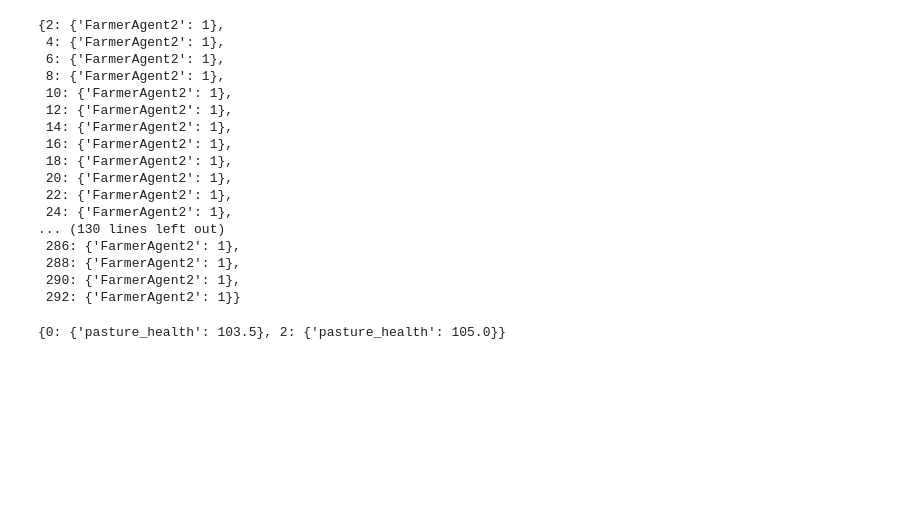
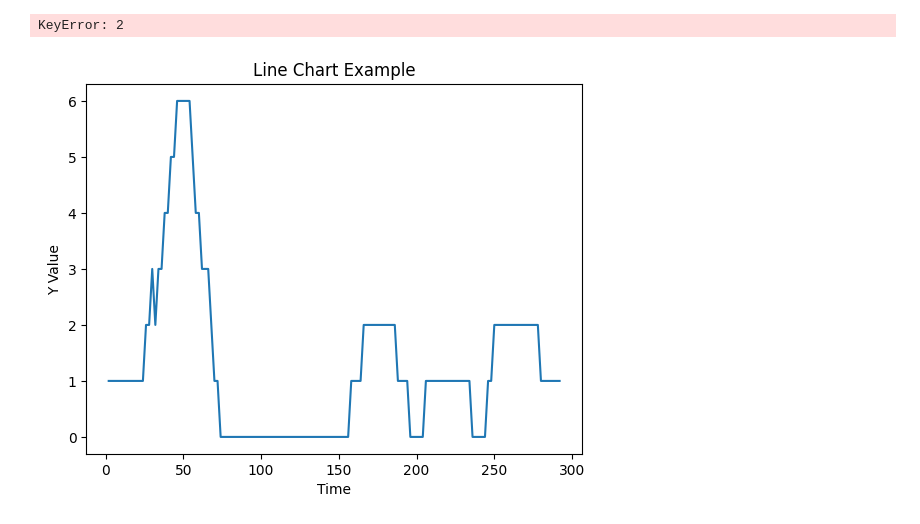
Before and after one commit to MartaMariz/ASMA, a Jupyter notebook: data visualization.ipynb, the cells around one changed output. Saved outputs shown, nothing was run; the diff lists cells and outputs as text; code cells hidden in the pictures; blank space fills up the shorter version.

Commit message:
add: data visualization

```diff
--- a/data visualization.ipynb
+++ b/data visualization.ipynb
@@ -19,30 +19,27 @@ with open('output.txt', 'r') as f:
             #find FarmerAgentX in the string and get the X value
             farmer = line.split(" ")[3].split("@")[0]
             currentFarmer = farmer
-            data[time_step][currentFarmer] = 0
+            data[time_step] = {currentFarmer : 0}
         elif 'Cow with' in line:
             data[time_step][currentFarmer] += 1
+# %% [output]
+KeyError: 2
-# %%
-data
-# %% [output]
-{2: {'FarmerAgent2': 1},
- 4: {'FarmerAgent2': 1},
- 6: {'FarmerAgent2': 1},
- 8: {'FarmerAgent2': 1},
- 10: {'FarmerAgent2': 1},
- 12: {'FarmerAgent2': 1},
- 14: {'FarmerAgent2': 1},
- 16: {'FarmerAgent2': 1},
- 18: {'FarmerAgent2': 1},
- 20: {'FarmerAgent2': 1},
- 22: {'FarmerAgent2': 1},
- 24: {'FarmerAgent2': 1},
-... (130 lines left out)
- 286: {'FarmerAgent2': 1},
- 288: {'FarmerAgent2': 1},
- 290: {'FarmerAgent2': 1},
- 292: {'FarmerAgent2': 1}}
-# %%
-time_data
-# %% [output]
-{0: {'pasture_health': 103.5}, 2: {'pasture_health': 105.0}}
+# %%
+import matplotlib.pyplot as plt
+
+# Define the x and y values
+x = list(data.keys())
+y = [list(data[k].values())[0] for k in x]
+
+# Create the line chart
+plt.plot(x, y)
+
+# Add axis labels and a title
+plt.xlabel('Time')
+plt.ylabel('Y Value')
+plt.title('Line Chart Example')
+
+# Display the chart
+plt.show()
+# %% [output]
+[figure, added]
```
Also changed, not shown: parts of 2 cells of this notebook.
